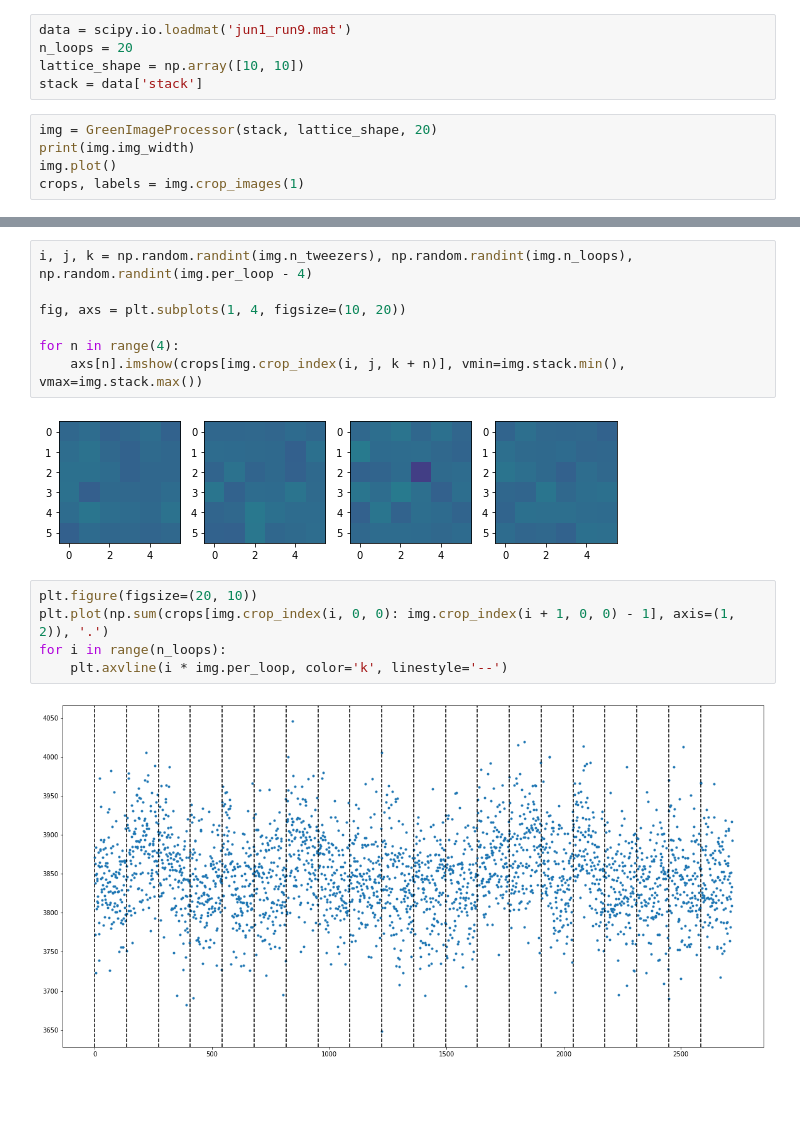
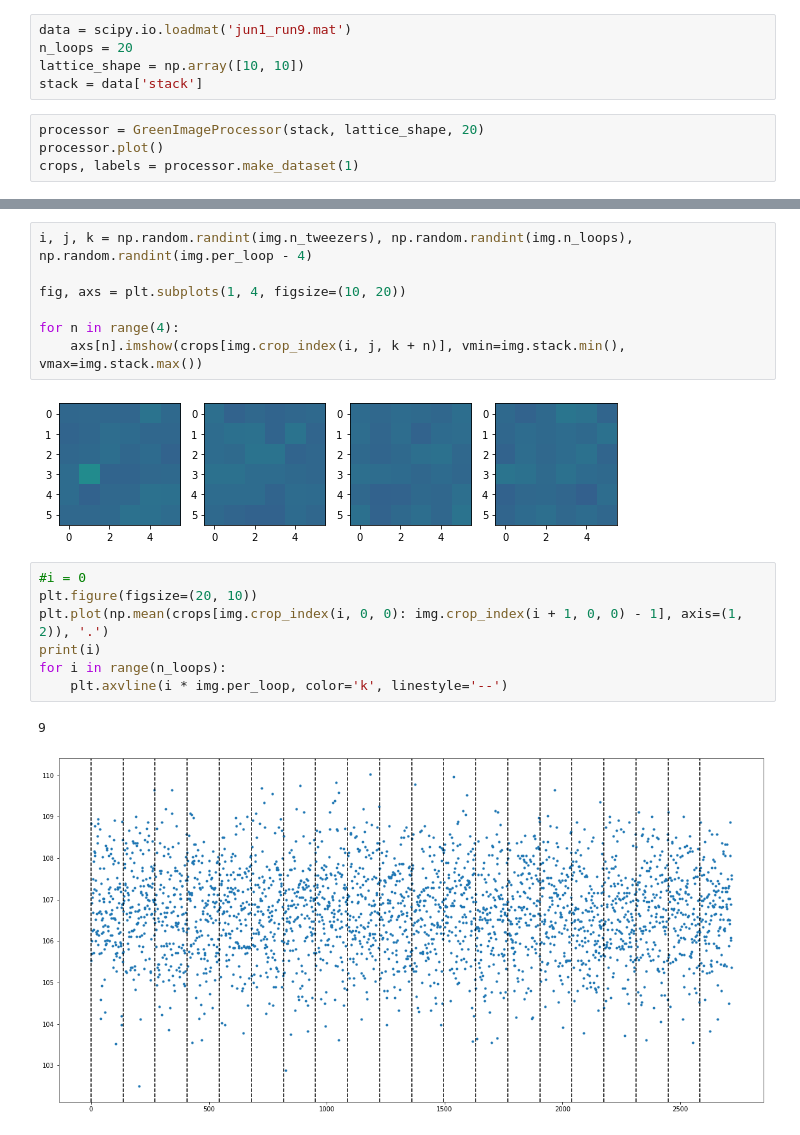
Before and after one commit to jack-mango/QURIP-thompsonlab-amo, a Jupyter notebook: ImagingSoftware/nondestructive image analysis.ipynb, the cells around one changed output, grey strips where cells are left out. Saved outputs shown, nothing was run; the diff lists cells and outputs as text; blank space fills up the shorter version.

```diff
--- a/ImagingSoftware/nondestructive image analysis.ipynb
+++ b/ImagingSoftware/nondestructive image analysis.ipynb
@@ -19,8 +21,7 @@ n_loops = 20
 lattice_shape = np.array([10, 10])
 stack = data['stack']
 # %%
-img = GreenImageProcessor(stack, lattice_shape, 20)
-print(img.img_width)
-img.plot()
-crops, labels = img.crop_images(1)
+processor = GreenImageProcessor(stack, lattice_shape, 20)
+processor.plot()
+crops, labels = processor.make_dataset(1)
 # %% [output]
@@ -34,11 +35,14 @@ fig, axs = plt.subplots(1, 4, figsize=(10, 20))
 for n in range(4):
     axs[n].imshow(crops[img.crop_index(i, j, k + n)], vmin=img.stack.min(), vmax=img.stack.max())
 # %% [output]
-[figure, old version]
+[figure, new version]
 # %%
+#i = 0
 plt.figure(figsize=(20, 10))
-plt.plot(np.sum(crops[img.crop_index(i, 0, 0): img.crop_index(i + 1, 0, 0) - 1], axis=(1, 2)), '.')
+plt.plot(np.mean(crops[img.crop_index(i, 0, 0): img.crop_index(i + 1, 0, 0) - 1], axis=(1, 2)), '.')
+print(i)
 for i in range(n_loops):
     plt.axvline(i * img.per_loop, color='k', linestyle='--')
 # %% [output]
+9
-[figure, old version]
+[figure, new version]
```
Also changed, not shown: parts of 6 cells of this notebook, 4 other files.
